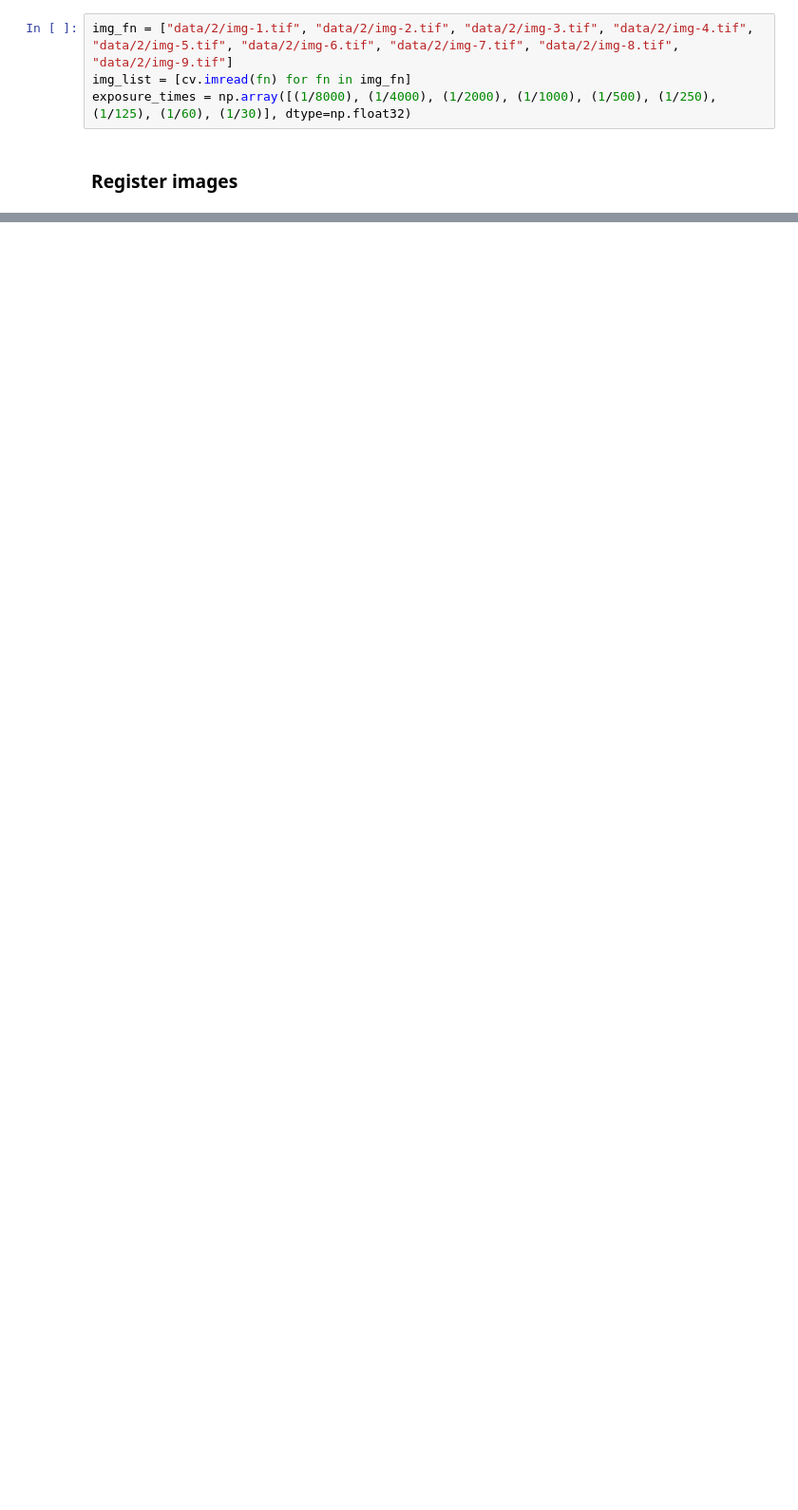
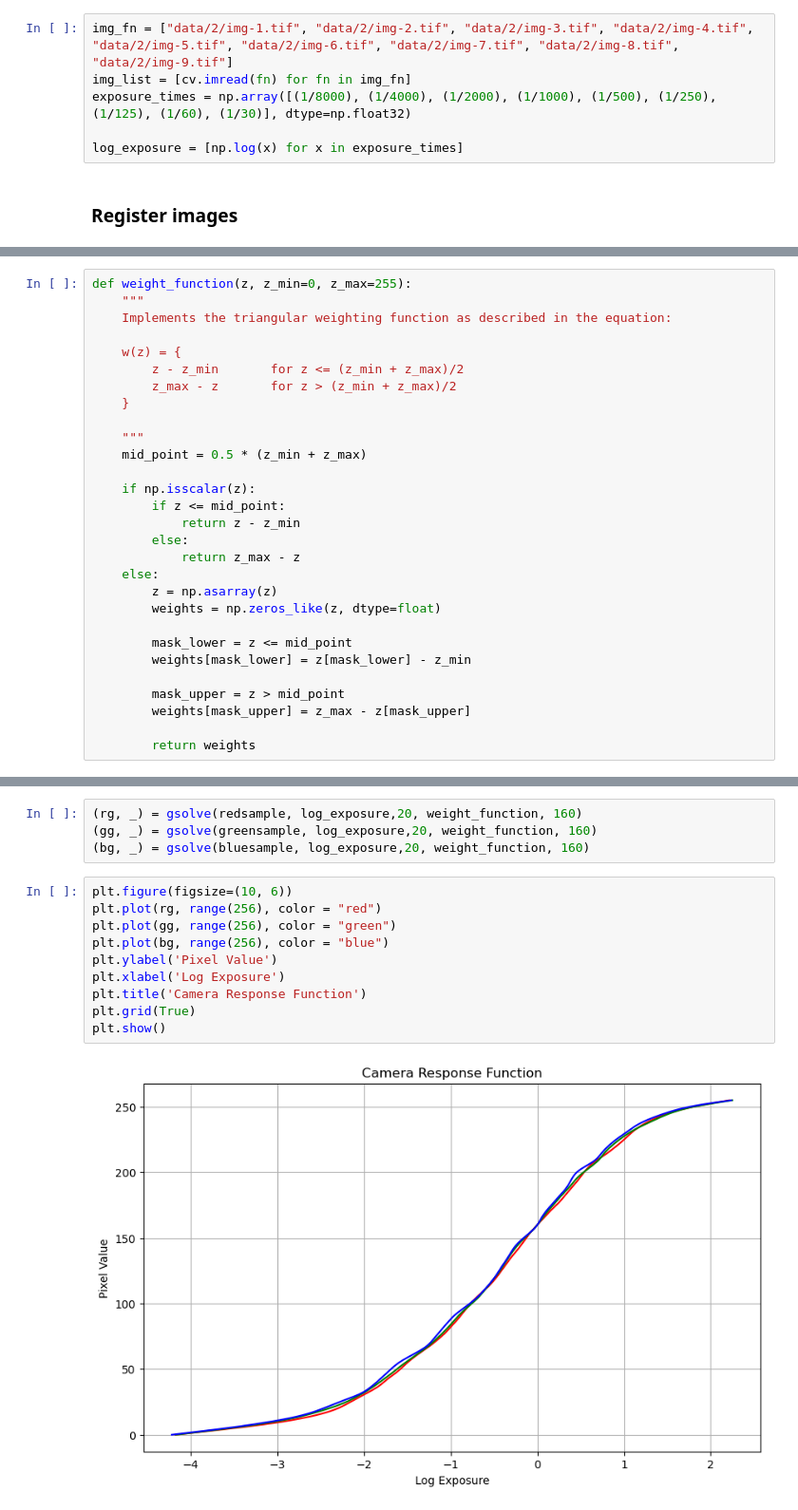
Before and after one commit to chrjohnson26/Film-Emulation-CV-SP25, a Jupyter notebook: main.ipynb, the cells around one changed output, grey strips where cells are left out. Shown at 95% size. Cells and saved outputs as stored; diff of their text form; blank space fills up the shorter version.

```diff
--- a/main.ipynb
+++ b/main.ipynb
@@ -5,6 +27,8 @@ import numpy as np
 img_fn = ["data/2/img-1.tif", "data/2/img-2.tif", "data/2/img-3.tif", "data/2/img-4.tif", "data/2/img-5.tif", "data/2/img-6.tif", "data/2/img-7.tif", "data/2/img-8.tif", "data/2/img-9.tif"]
 img_list = [cv.imread(fn) for fn in img_fn]
 exposure_times = np.array([(1/8000), (1/4000), (1/2000), (1/1000), (1/500), (1/250), (1/125), (1/60), (1/30)], dtype=np.float32)
+
+log_exposure = [np.log(x) for x in exposure_times]
 # %% [markdown]
 ### Register images
 # %%
@@ -56,0 +185,29 @@ res_debevec_8bit = np.clip(res_debevec*255, 0, 255).astype('uint8')
+# %%
+def weight_function(z, z_min=0, z_max=255):
+    """
+    Implements the triangular weighting function as described in the equation:
+
+    w(z) = {
+        z - z_min       for z <= (z_min + z_max)/2
+        z_max - z       for z > (z_min + z_max)/2
+    }
+
+    """
+    mid_point = 0.5 * (z_min + z_max)
+
+    if np.isscalar(z):
+        if z <= mid_point:
+            return z - z_min
+        else:
+            return z_max - z
+    else:
+        z = np.asarray(z)
+        weights = np.zeros_like(z, dtype=float)
+
+        mask_lower = z <= mid_point
+        weights[mask_lower] = z[mask_lower] - z_min
+
+        mask_upper = z > mid_point
+        weights[mask_upper] = z_max - z[mask_upper]
+
+        return weights
@@ -56,0 +241,16 @@ res_debevec_8bit = np.clip(res_debevec*255, 0, 255).astype('uint8')
+# %%
+(rg, _) = gsolve(redsample, log_exposure,20, weight_function, 160)
+(gg, _) = gsolve(greensample, log_exposure,20, weight_function, 160)
+(bg, _) = gsolve(bluesample, log_exposure,20, weight_function, 160)
+# %%
+plt.figure(figsize=(10, 6))
+plt.plot(rg, range(256), color = "red")
+plt.plot(gg, range(256), color = "green")
+plt.plot(bg, range(256), color = "blue")
+plt.ylabel('Pixel Value')
+plt.xlabel('Log Exposure')
+plt.title('Camera Response Function')
+plt.grid(True)
+plt.show()
+# %% [output]
+[figure, added]
```
Also changed, not shown: parts of 18 cells of this notebook.
